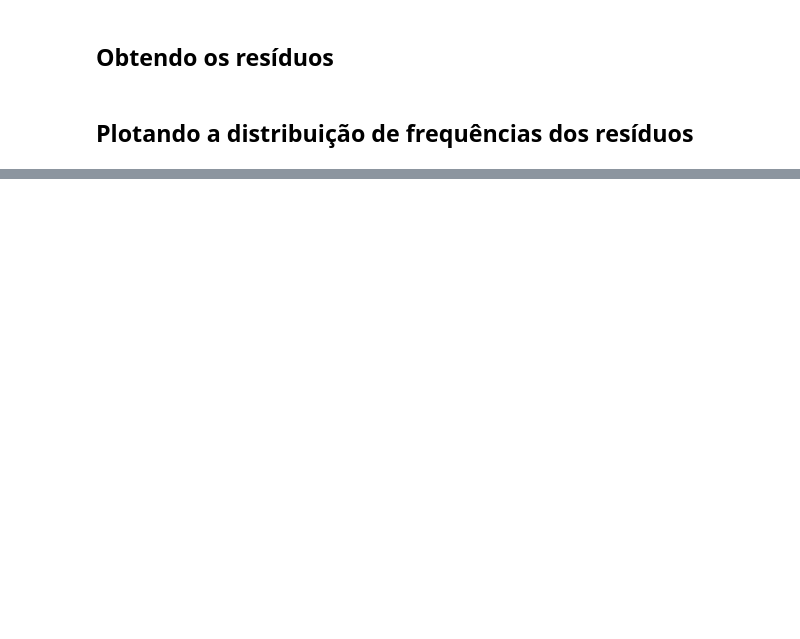
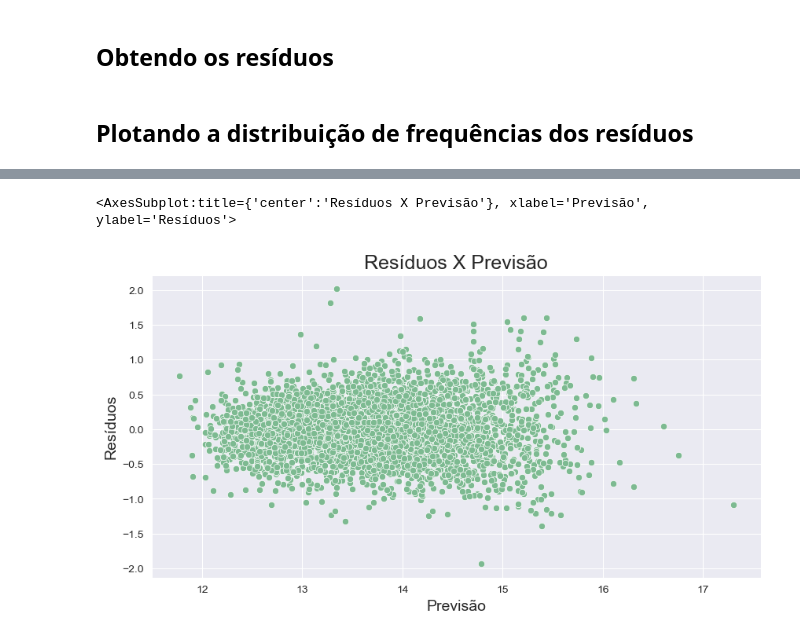
Before and after one commit to OliveiraLucas29/Curso_DataScience_Alura, a Jupyter notebook: regressao_linear_2/Regressão Linear.ipynb, the cells around one changed output, grey strips where cells are left out. Cells and saved outputs as stored; diff of their text form; code cells hidden in the pictures; blank space fills up the shorter version.

```diff
--- a/regressao_linear_2/Regressão Linear.ipynb
+++ b/regressao_linear_2/Regressão Linear.ipynb
@@ -373,0 +533,10 @@ ax
+# %%
+ax = sns.scatterplot(x= y_previsto_train, y= residuo)
+ax.figure.set_size_inches(10,5)
+ax.set_title('Resíduos X Previsão', fontsize=18)
+ax.set_xlabel('Previsão', fontsize=14)
+ax.set_ylabel('Resíduos', fontsize=14)
+ax
+# %% [output]
+<AxesSubplot:title={'center':'Resíduos X Previsão'}, xlabel='Previsão', ylabel='Resíduos'>
+[figure, added]
```
Also changed, not shown: parts of 36 cells of this notebook.
